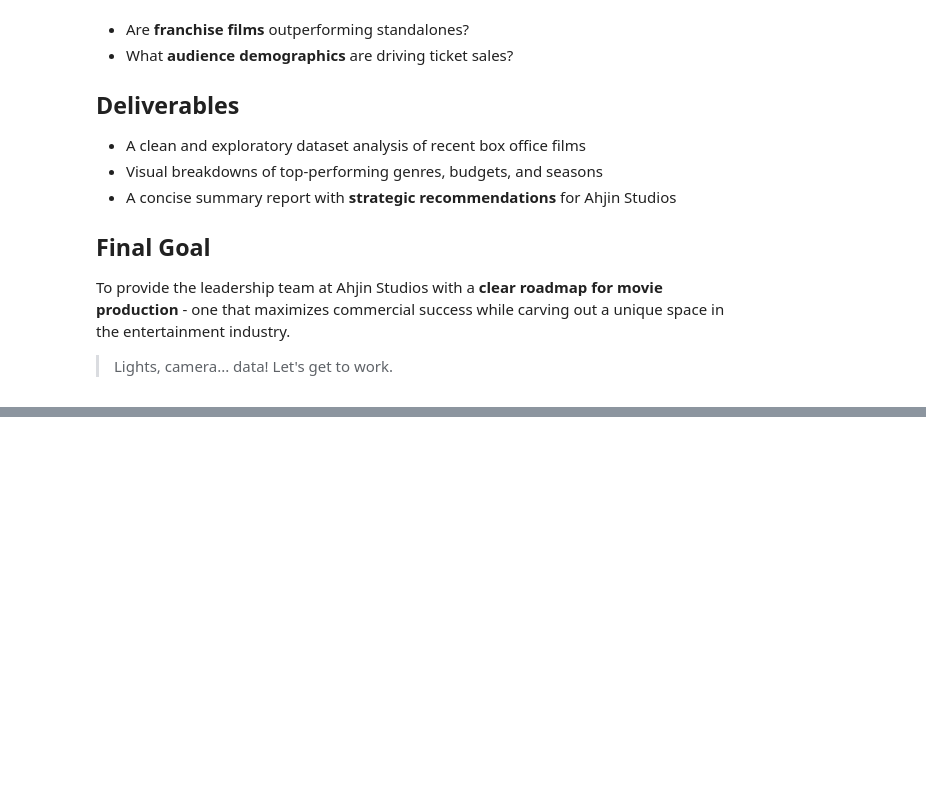
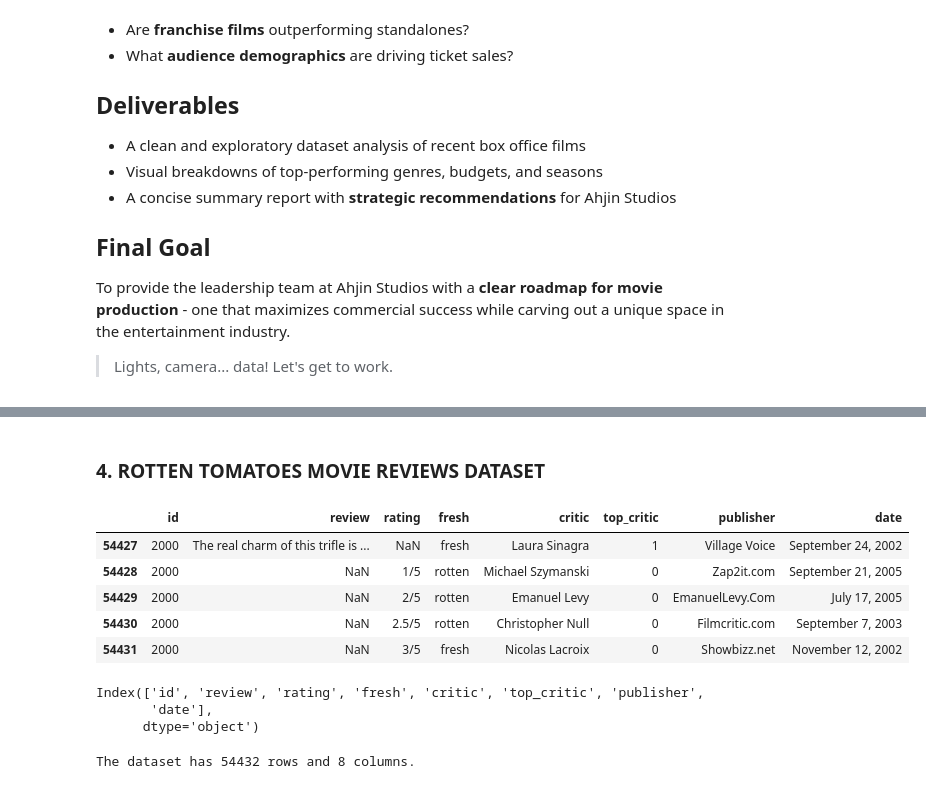
Before and after one commit to Vain-Guy/Data-s-Cut3, a Jupyter notebook: notebooks/exploratory.ipynb, the cells around one changed output, grey strips where cells are left out. Saved outputs shown, nothing was run; the diff lists cells and outputs as text; code cells hidden in the pictures; blank space fills up the shorter version.

```diff
--- a/notebooks/exploratory.ipynb
+++ b/notebooks/exploratory.ipynb
@@ -56,0 +276,25 @@ FileNotFoundError: [Errno 2] No such file or directory: 'Raw_Data\\bom.movie_gro
+# %% [markdown]
+### 4. ROTTEN TOMATOES MOVIE REVIEWS DATASET
+# %%
+# Load Rotten Tomatoes reviews dataset
+rt_reviews_df = pd.read_csv('C:\\Users\\lenovo\\OneDrive\\Desktop\\DS\\PROJECTS\\Data-s-Cut3\\rt.reviews.tsv', sep = '\t', encoding = 'Latin1')
+rt_reviews_df.tail()
+# %% [output]
+|  | id | review | rating | fresh | critic | top_critic | publisher | date |
+| 54427 | 2000 | The real charm of this trifle is ... | NaN | fresh | Laura Sinagra | 1 | Village Voice | September 24, 2002 |
+| 54428 | 2000 | NaN | 1/5 | rotten | Michael Szymanski | 0 | Zap2it.com | September 21, 2005 |
+| 54429 | 2000 | NaN | 2/5 | rotten | Emanuel Levy | 0 | EmanuelLevy.Com | July 17, 2005 |
+| 54430 | 2000 | NaN | 2.5/5 | rotten | Christopher Null | 0 | Filmcritic.com | September 7, 2003 |
+| 54431 | 2000 | NaN | 3/5 | fresh | Nicolas Lacroix | 0 | Showbizz.net | November 12, 2002 |
+# %%
+# Display the column names
+rt_reviews_df.columns
+# %% [output]
+Index(['id', 'review', 'rating', 'fresh', 'critic', 'top_critic', 'publisher',
+       'date'],
+      dtype='object')
+# %%
+# Display the shape
+print(f'The dataset has {rt_reviews_df.shape[0]} rows and {rt_reviews_df.shape[1]} columns.')
+# %% [output]
+The dataset has 54432 rows and 8 columns.
```
Also changed, not shown: parts of 36 cells of this notebook.
